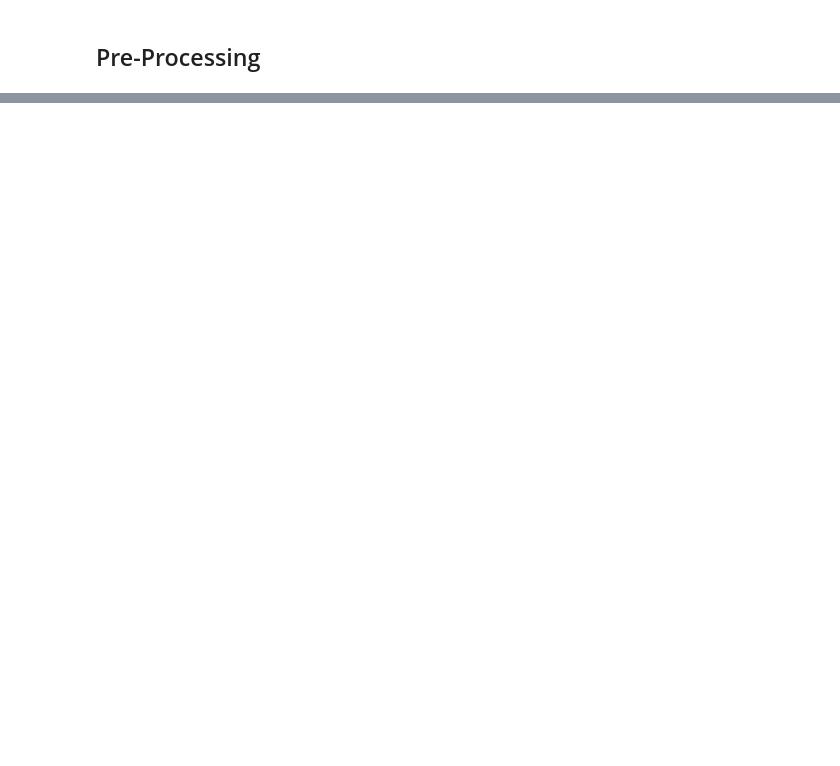
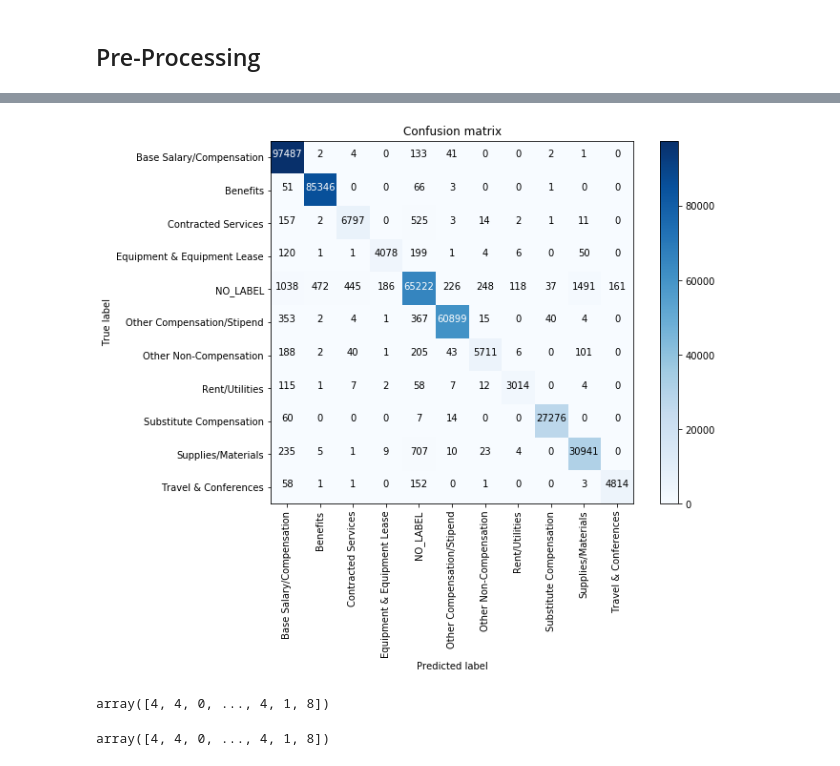
Before and after one commit to nymarya/school-budgets-for-education, a Jupyter notebook: notebooks/NeuralNetwork.ipynb, the cells around one changed output, grey strips where cells are left out. Cells and saved outputs as stored; diff of their text form; code cells hidden in the pictures; blank space fills up the shorter version.

```diff
--- a/notebooks/NeuralNetwork.ipynb
+++ b/notebooks/NeuralNetwork.ipynb
@@ -275,5 +159,5 @@ pl = Pipeline([
         #('reduce_dim', TruncatedSVD(n_iter=7, n_components = 1000)),
         #('reduce_dim', NMF(n_components = 200)),
         ('reduce_dim', SelectKBest(chi2, 1000)),
-        ('clf', RandomForestClassifier())
+        ('mlp', mlp)
     ])
@@ -290,0 +164,3 @@ Pipeline(memory=None,
+# %%
+#cross_val_score(pl, train, target, cv=2)
+y_pred = cross_val_predict(pl, train, target, cv=5)
@@ -290,0 +249,19 @@ Pipeline(memory=None,
+# %%
+confusion_mtx = confusion_matrix(target.values.argmax(axis=1), y_pred.argmax(axis=1))
+# %%
+classes = ["Base Salary/Compensation", "Benefits", "Contracted Services", "Equipment & Equipment Lease", "NO_LABEL",
+          "Other Compensation/Stipend", "Other Non-Compensation", "Rent/Utilities", "Substitute Compensation",
+          "Supplies/Materials", "Travel & Conferences"]
+# %%
+# plot the confusion matrix
+plot_confusion_matrix(confusion_mtx, classes = classes)
+# %% [output]
+[figure, added]
+# %%
+target.values.argmax(axis=1)
+# %% [output]
+array([4, 4, 0, ..., 4, 1, 8])
+# %%
+y_pred.argmax(axis=1)
+# %% [output]
+array([4, 4, 0, ..., 4, 1, 8])
```
Also changed, not shown: parts of 58 cells of this notebook, 1 other file.
